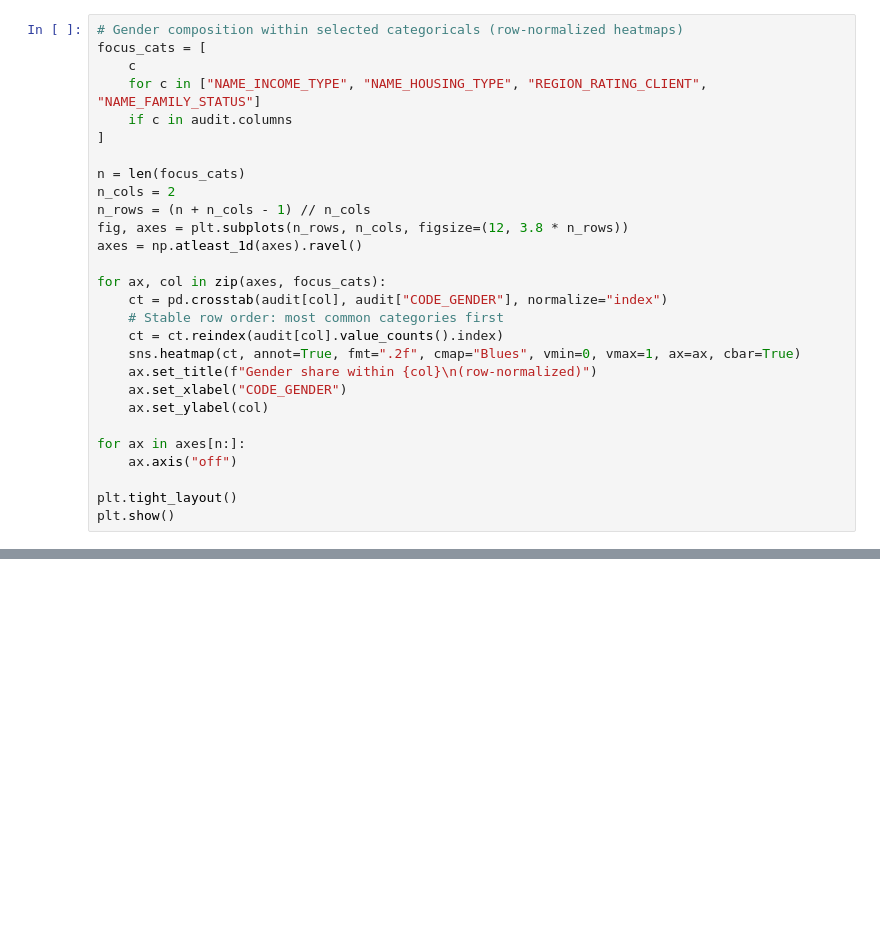
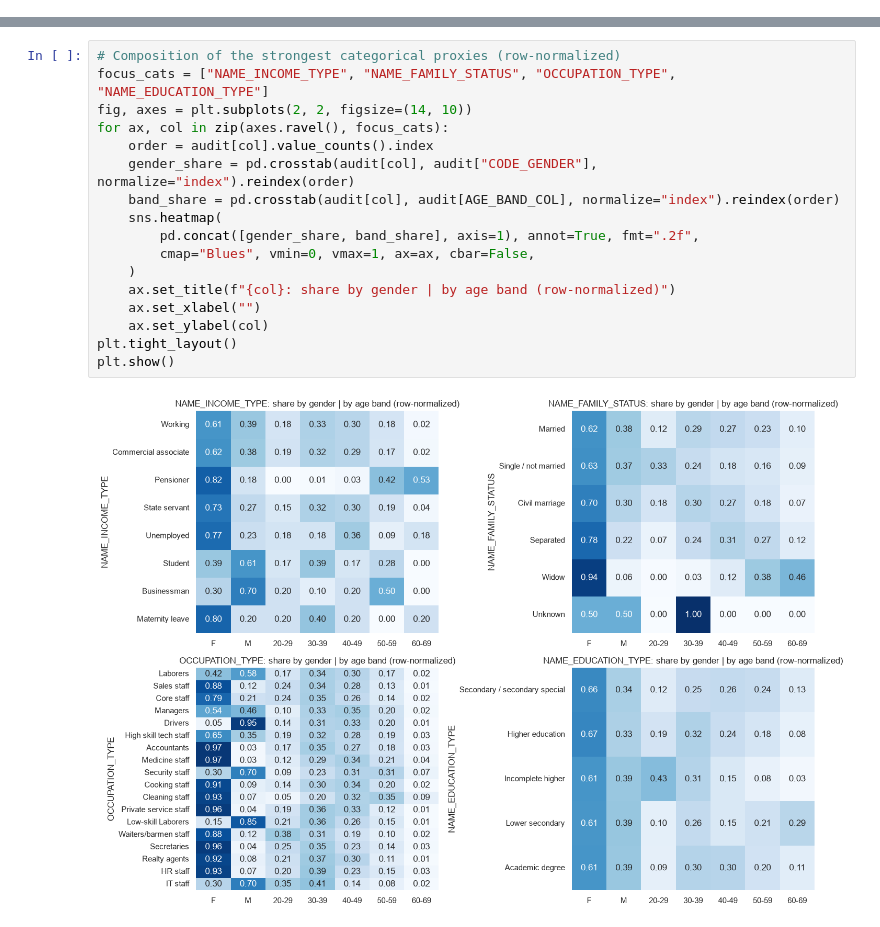
Before and after one commit to merekoulias/thesis, a Jupyter notebook: analysis/notebooks/07_protected_attributes.ipynb, the cells around one changed output, grey strips where cells are left out. Drawn from its saved outputs; the diff is of its cells as text; blank space fills up the shorter version.

```diff
--- a/analysis/notebooks/07_protected_attributes.ipynb
+++ b/analysis/notebooks/07_protected_attributes.ipynb
@@ -391,28 +0,0 @@ Inspect selected application columns that may correlate with gender or education
-# %%
-# Gender composition within selected categoricals (row-normalized heatmaps)
-focus_cats = [
-    c
-    for c in ["NAME_INCOME_TYPE", "NAME_HOUSING_TYPE", "REGION_RATING_CLIENT", "NAME_FAMILY_STATUS"]
-    if c in audit.columns
-]
-
-n = len(focus_cats)
-n_cols = 2
-n_rows = (n + n_cols - 1) // n_cols
-fig, axes = plt.subplots(n_rows, n_cols, figsize=(12, 3.8 * n_rows))
-axes = np.atleast_1d(axes).ravel()
-
-for ax, col in zip(axes, focus_cats):
-    ct = pd.crosstab(audit[col], audit["CODE_GENDER"], normalize="index")
-    # Stable row order: most common categories first
-    ct = ct.reindex(audit[col].value_counts().index)
-    sns.heatmap(ct, annot=True, fmt=".2f", cmap="Blues", vmin=0, vmax=1, ax=ax, cbar=True)
-    ax.set_title(f"Gender share within {col}\n(row-normalized)")
-    ax.set_xlabel("CODE_GENDER")
-    ax.set_ylabel(col)
-
-for ax in axes[n:]:
-    ax.axis("off")
-
-plt.tight_layout()
-plt.show()
@@ -432,0 +514,19 @@ plt.show()
+# %%
+# Composition of the strongest categorical proxies (row-normalized)
+focus_cats = ["NAME_INCOME_TYPE", "NAME_FAMILY_STATUS", "OCCUPATION_TYPE", "NAME_EDUCATION_TYPE"]
+fig, axes = plt.subplots(2, 2, figsize=(14, 10))
+for ax, col in zip(axes.ravel(), focus_cats):
+    order = audit[col].value_counts().index
+    gender_share = pd.crosstab(audit[col], audit["CODE_GENDER"], normalize="index").reindex(order)
+    band_share = pd.crosstab(audit[col], audit[AGE_BAND_COL], normalize="index").reindex(order)
+    sns.heatmap(
+        pd.concat([gender_share, band_share], axis=1), annot=True, fmt=".2f",
+        cmap="Blues", vmin=0, vmax=1, ax=ax, cbar=False,
+    )
+    ax.set_title(f"{col}: share by gender | by age band (row-normalized)")
+    ax.set_xlabel("")
+    ax.set_ylabel(col)
+plt.tight_layout()
+plt.show()
+# %% [output]
+[figure, added]
```
Also changed, not shown: parts of 38 cells of this notebook, 16 other files.
